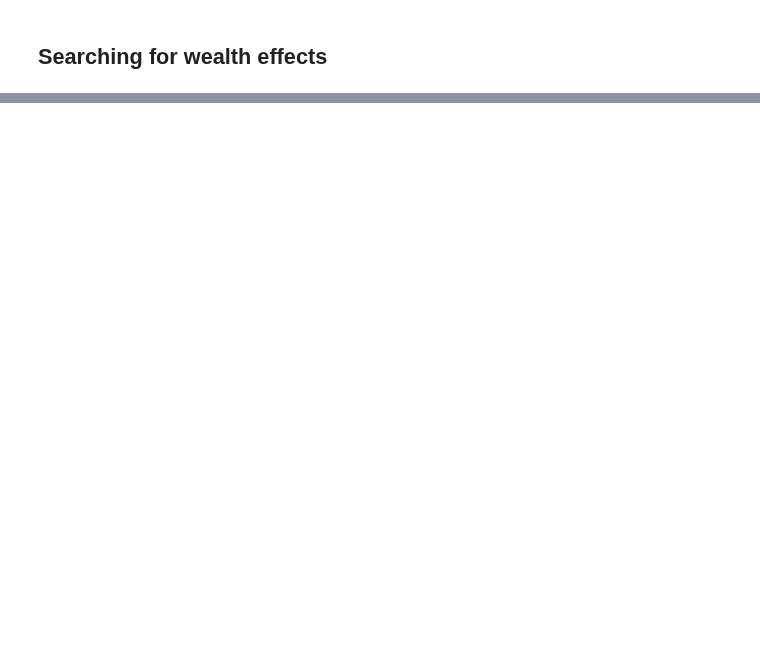
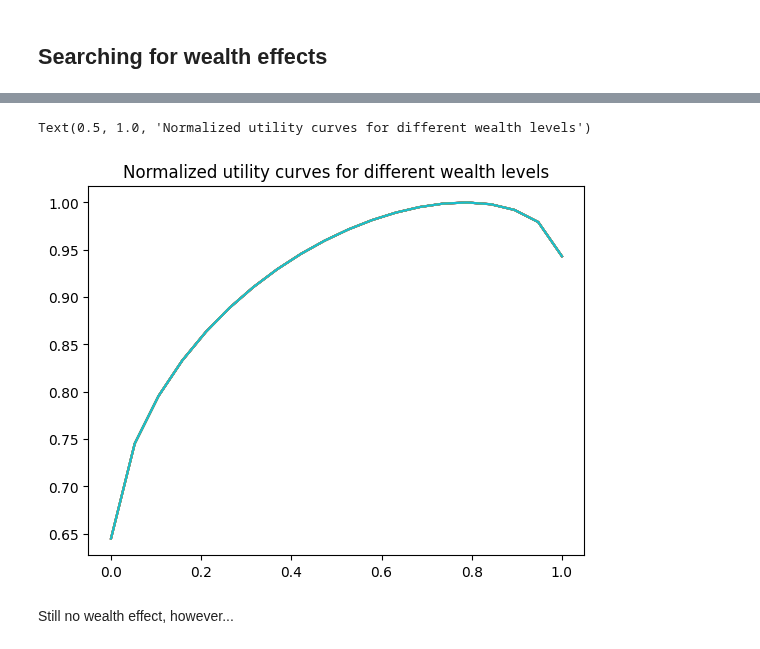
Before and after one commit to lrast/portfolioRL, a Jupyter notebook: Experiments1-theoryResults.ipynb, the cells around one changed output, grey strips where cells are left out. Cells and saved outputs as stored; diff of their text form; code cells hidden in the pictures; blank space fills up the shorter version.

```diff
--- a/Experiments1-theoryResults.ipynb
+++ b/Experiments1-theoryResults.ipynb
@@ -218,0 +261,17 @@ for wealth in wealths:
+# %%
+# plotting utility curves to avoid the slow optimization step
+weights = np.linspace(0,1, 20)
+wealths = np.logspace(-1, 4, 10)
+
+for wealth in wealths:
+    utilityCurve = utilityCurve_determ(4., 2*1.8, wealth, lambda x: np.sqrt(x))(weights)
+
+    plt.plot( weights, utilityCurve /np.max(utilityCurve) , label=f'{wealth}' )
+
+#plt.ylim([0,2])
+plt.title('Normalized utility curves for different wealth levels')
+# %% [output]
+Text(0.5, 1.0, 'Normalized utility curves for different wealth levels')
+[figure, added]
+# %% [markdown]
+Still no wealth effect, however...
```
Also changed, not shown: parts of 6 cells of this notebook, 3 other files.
